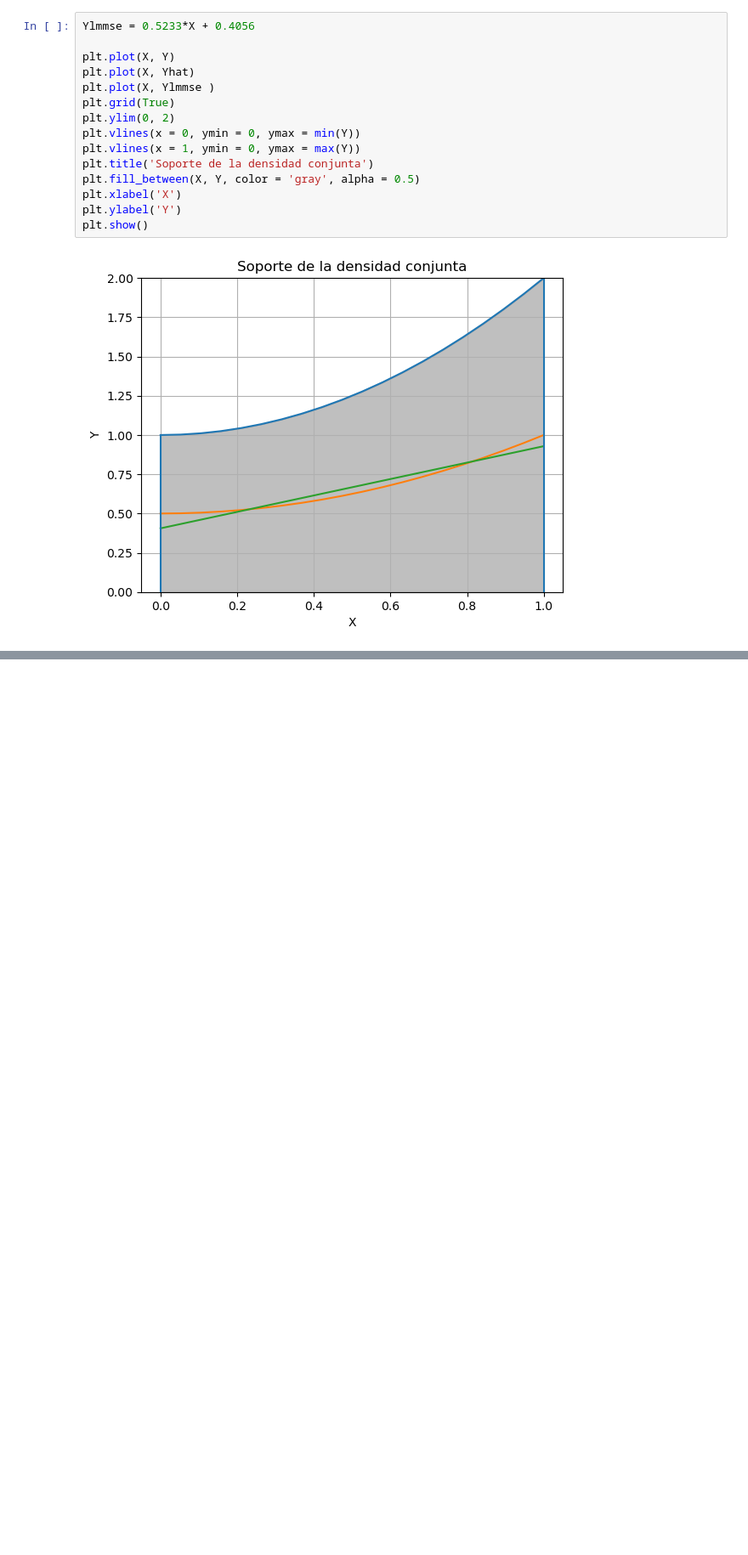
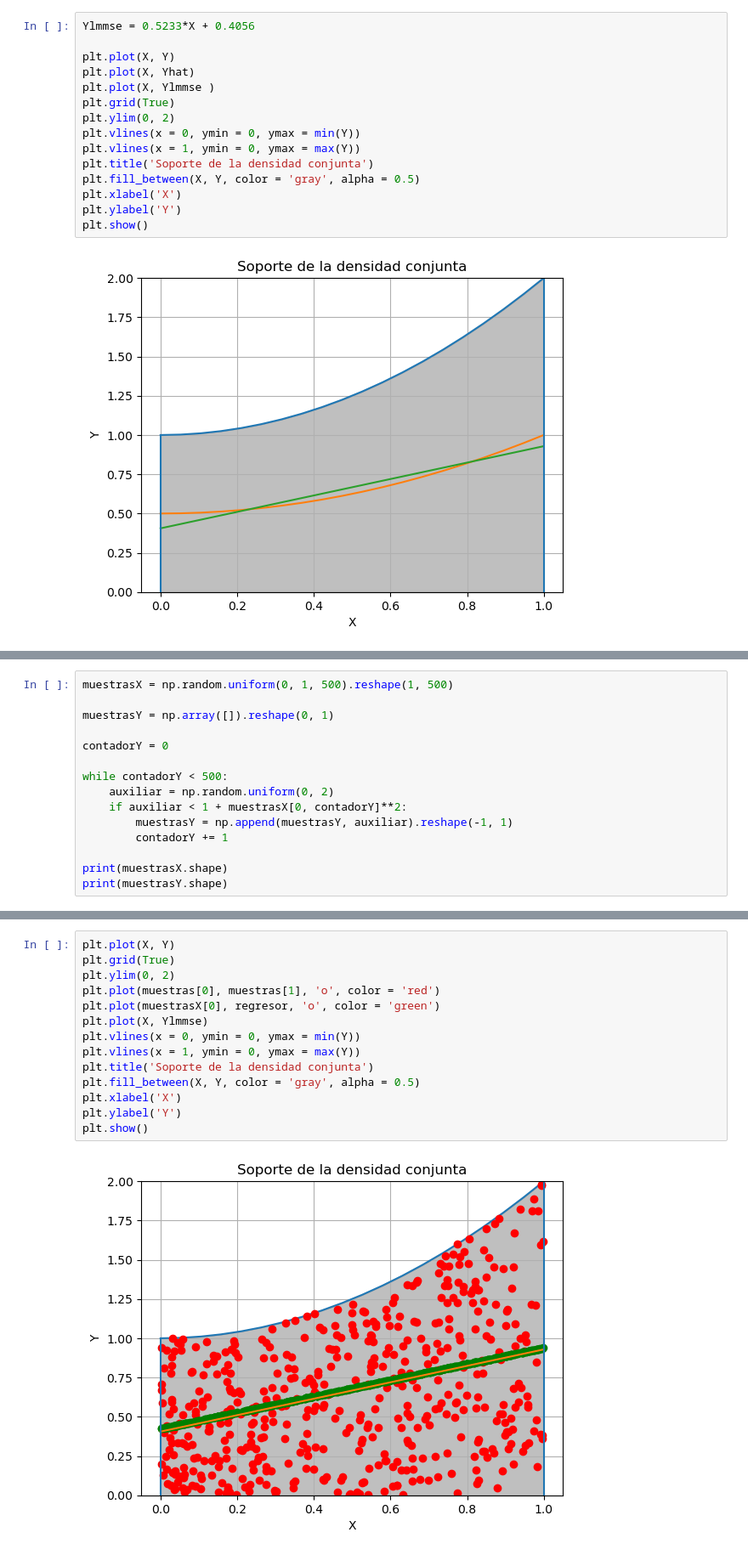
Before and after one commit to MaximilianoRodriguez01/TallerDeProcesamientoDeSenales, a Jupyter notebook: Clase14-03/obligatorio1.ipynb, the cells around one changed output, grey strips where cells are left out. Shown at 85% size. Cells and saved outputs as stored; diff of their text form; blank space fills up the shorter version.

```diff
--- a/Clase14-03/obligatorio1.ipynb
+++ b/Clase14-03/obligatorio1.ipynb
@@ -207,0 +210,15 @@ plt.show()
+# %%
+muestrasX = np.random.uniform(0, 1, 500).reshape(1, 500)
+
+muestrasY = np.array([]).reshape(0, 1)
+
+contadorY = 0
+
+while contadorY < 500:
+    auxiliar = np.random.uniform(0, 2)
+    if auxiliar < 1 + muestrasX[0, contadorY]**2:
+        muestrasY = np.append(muestrasY, auxiliar).reshape(-1, 1)
+        contadorY += 1
+
+print(muestrasX.shape)
+print(muestrasY.shape)
@@ -207,0 +277,16 @@ plt.show()
+# %%
+plt.plot(X, Y)
+plt.grid(True)
+plt.ylim(0, 2)
+plt.plot(muestras[0], muestras[1], 'o', color = 'red')
+plt.plot(muestrasX[0], regresor, 'o', color = 'green')
+plt.plot(X, Ylmmse)
+plt.vlines(x = 0, ymin = 0, ymax = min(Y))
+plt.vlines(x = 1, ymin = 0, ymax = max(Y))
+plt.title('Soporte de la densidad conjunta')
+plt.fill_between(X, Y, color = 'gray', alpha = 0.5)
+plt.xlabel('X')
+plt.ylabel('Y')
+plt.show()
+# %% [output]
+[figure, added]
```
Also changed, not shown: parts of 12 cells of this notebook.
